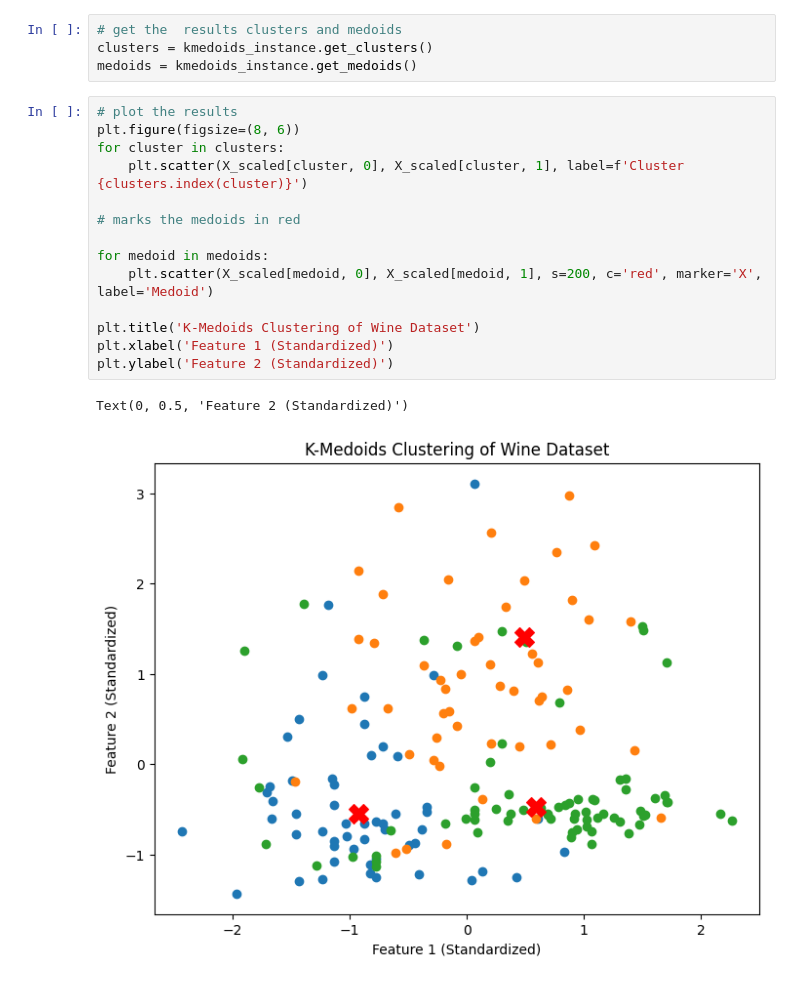
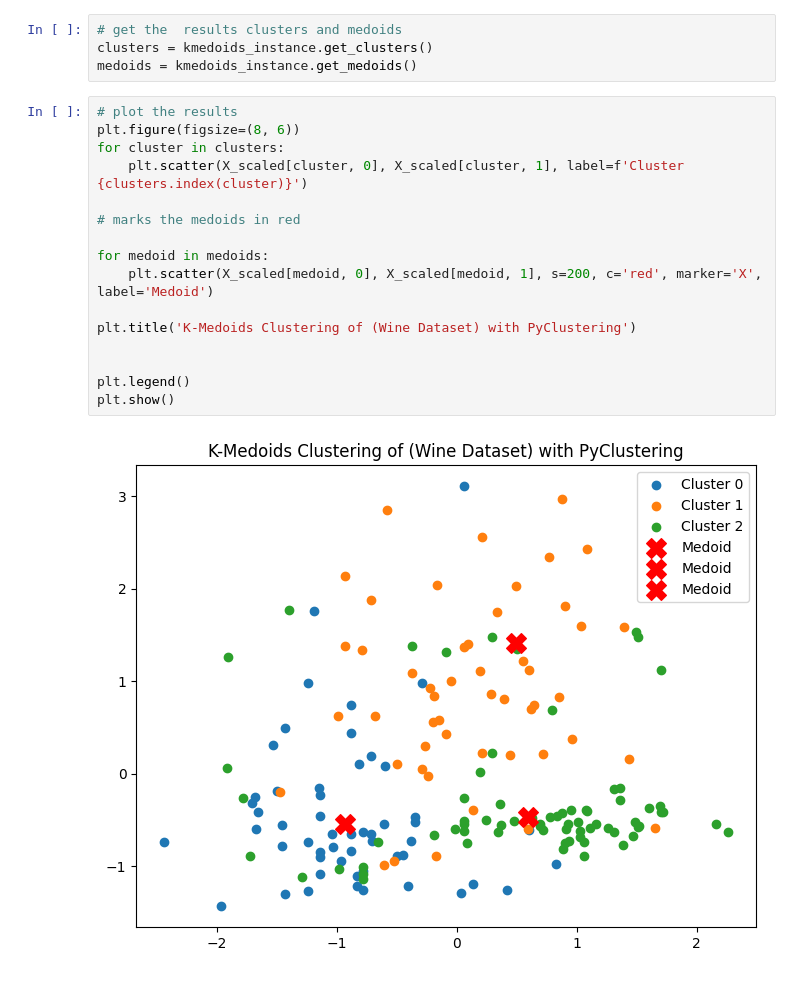
Before and after one commit to Raj226295/ML_prectiecs, a Jupyter notebook: precties5.ipynb, the cells around one changed output. Saved outputs shown, nothing was run; the diff lists cells and outputs as text.

```diff
--- a/precties5.ipynb
+++ b/precties5.ipynb
@@ -298,17 +298,18 @@ medoids = kmedoids_instance.get_medoids()
 # %%
 # plot the results
 plt.figure(figsize=(8, 6))
 for cluster in clusters:
     plt.scatter(X_scaled[cluster, 0], X_scaled[cluster, 1], label=f'Cluster {clusters.index(cluster)}')
 
 # marks the medoids in red
 
 for medoid in medoids:
     plt.scatter(X_scaled[medoid, 0], X_scaled[medoid, 1], s=200, c='red', marker='X', label='Medoid')
 
-plt.title('K-Medoids Clustering of Wine Dataset')
-plt.xlabel('Feature 1 (Standardized)')
-plt.ylabel('Feature 2 (Standardized)')
+plt.title('K-Medoids Clustering of (Wine Dataset) with PyClustering')
+
+
+plt.legend()
+plt.show()
 # %% [output]
-Text(0, 0.5, 'Feature 2 (Standardized)')
-[figure, old version]
+[figure, new version]
```
